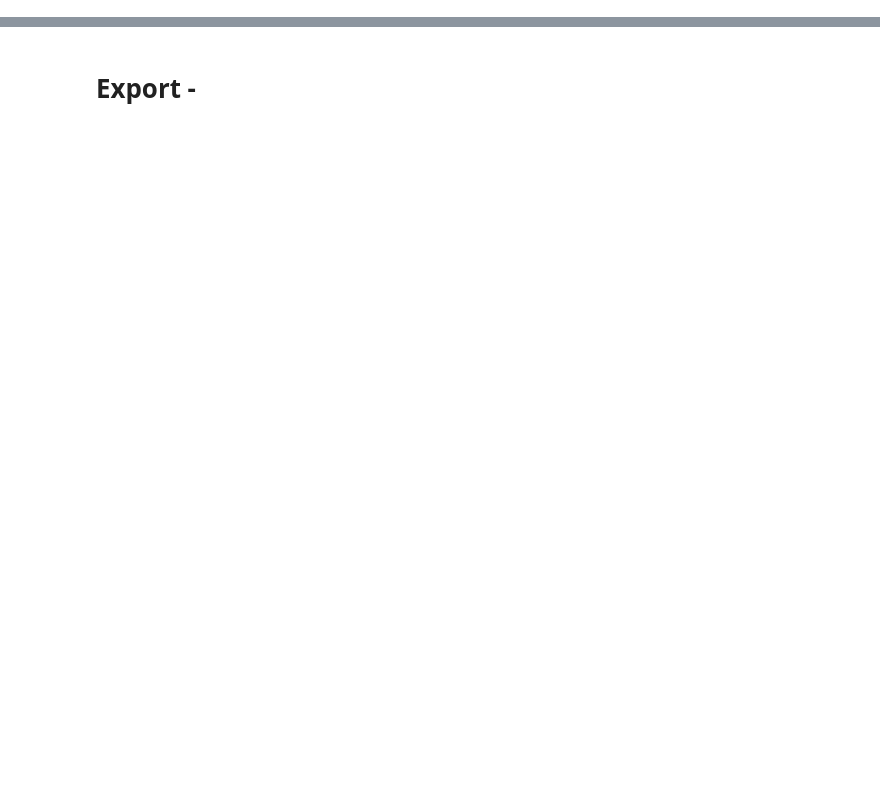
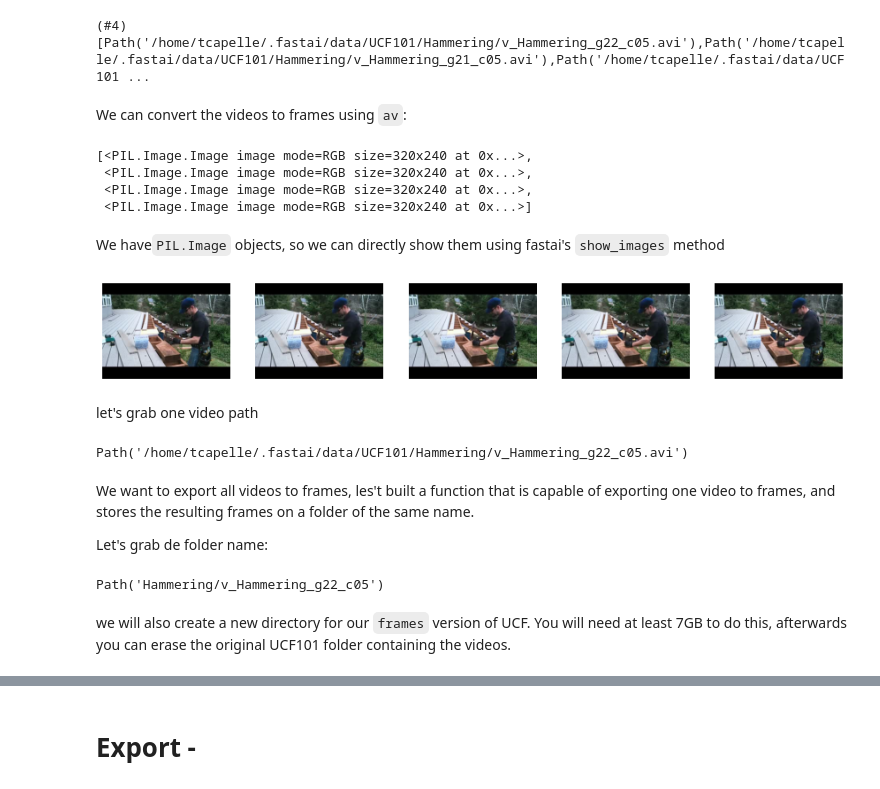
Before and after one commit to tcapelle/action_recognition, a Jupyter notebook: nbs/00_core.ipynb, the cells around one changed output, grey strips where cells are left out. Cells and saved outputs as stored; diff of their text form; code cells hidden in the pictures; blank space fills up the shorter version.

```diff
--- a/nbs/00_core.ipynb
+++ b/nbs/00_core.ipynb
@@ -428,0 +59,3 @@ dls.show_batch()
+# %%
+#slow
+path = unrar(ucf_fname, dest)
@@ -428,0 +95,7 @@ dls.show_batch()
+# %%
+video_paths = get_files(path, extensions='.avi')
+video_paths[0:4]
+# %% [output]
+(#4) [Path('/home/tcapelle/.fastai/data/UCF101/Hammering/v_Hammering_g22_c05.avi'),Path('/home/tcapelle/.fastai/data/UCF101/Hammering/v_Hammering_g21_c05.avi'),Path('/home/tcapelle/.fastai/data/UCF101 ...
+# %% [markdown]
+We can convert the videos to frames using `av`:
@@ -428,0 +105,38 @@ dls.show_batch()
+# %%
+#export
+def extract_frames(video_path):
+    "convert video to PIL images "
+    video = av.open(str(video_path))
+    for frame in video.decode(0):
+        yield frame.to_image()
+# %%
+frames = list(extract_frames(video_paths[0]))
+frames[0:4]
+# %% [output]
+[<PIL.Image.Image image mode=RGB size=320x240 at 0x...>,
+ <PIL.Image.Image image mode=RGB size=320x240 at 0x...>,
+ <PIL.Image.Image image mode=RGB size=320x240 at 0x...>,
+ <PIL.Image.Image image mode=RGB size=320x240 at 0x...>]
+# %% [markdown]
+We have`PIL.Image` objects, so we can directly show them using fastai's `show_images` method
+# %%
+show_images(frames[0:5])
+# %% [output]
+[figure, added]
+# %% [markdown]
+let's grab one video path
+# %%
+video_path = video_paths[0]
+video_path
+# %% [output]
+Path('/home/tcapelle/.fastai/data/UCF101/Hammering/v_Hammering_g22_c05.avi')
+# %% [markdown]
+We want to export all videos to frames, les't built a function that is capable of exporting one video to frames, and stores the resulting frames on a folder of the same name.
+
+Let's grab de folder name:
+# %%
+video_path.relative_to(video_path.parent.parent).with_suffix('')
+# %% [output]
+Path('Hammering/v_Hammering_g22_c05')
+# %% [markdown]
+we will also create a new directory for our `frames` version of UCF. You will need at least 7GB to do this, afterwards you can erase the original UCF101 folder containing the videos.
```
Also changed, not shown: parts of 130 cells of this notebook, 14 other files.
